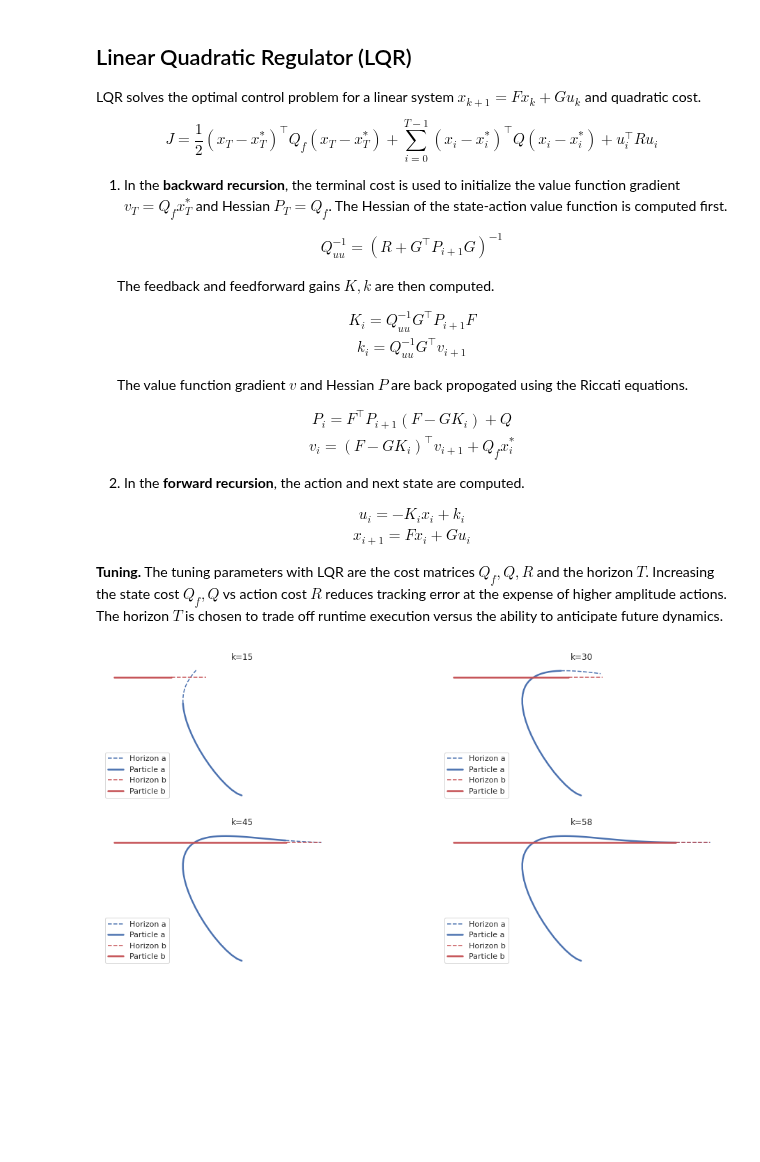
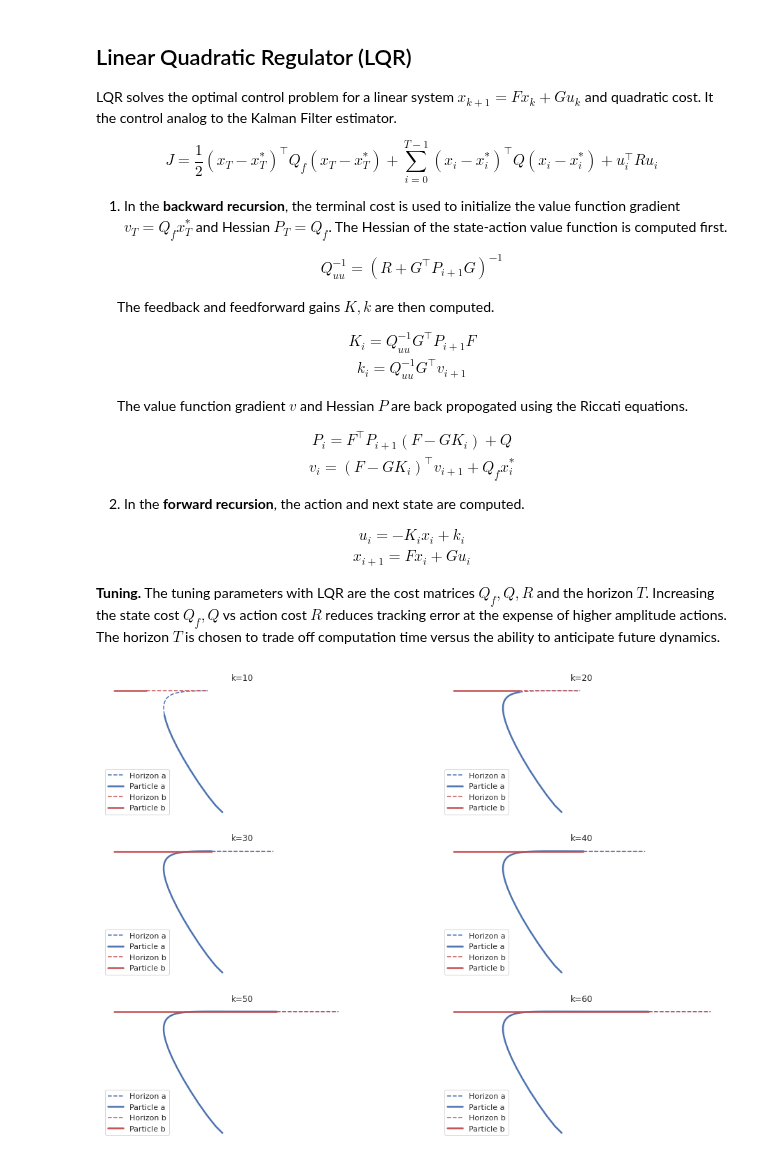
Before and after one commit to parkerowan/libsia, a Jupyter notebook: docs/notebooks/controllers.ipynb, the cells around one changed output. Drawn from its saved outputs; the diff is of its cells as text; code cells hidden in the pictures; blank space fills up the shorter version.

Commit message:
Updates controller docs, adds references

```diff
--- a/docs/notebooks/controllers.ipynb
+++ b/docs/notebooks/controllers.ipynb
@@ -99,22 +110,28 @@ I = np.eye(8)
 system = sia.LinearGaussianDynamicsCT(A, B, I, dt)
 
 # Cost
+qx = 50  # Position
+qv = 10  # Velocity
+
+# Create the cost matrices
 Q = np.zeros((8, 8))
-Q[2:4,2:4] = np.eye(2)
-Q[2:4,6:8] = -np.eye(2)
-Q[6:8,2:4] = -np.eye(2)
-Q[6:8,6:8] = np.eye(2)
+Q[2:4,2:4] = np.eye(2) * qx
+Q[2:4,6:8] = -np.eye(2) * qx
+Q[6:8,2:4] = -np.eye(2) * qx
+Q[6:8,6:8] = np.eye(2) * qx
+Q[0:2,0:2] = np.eye(2) * qv
+Q[0:2,4:6] = -np.eye(2) * qv
+Q[4:6,0:2] = -np.eye(2) * qv
+Q[4:6,4:6] = np.eye(2) * qv
 Qf = Q
 R = np.eye(2)
 
-# We'll make the running and final cost tunable normalized to the action cost
-q = 0    # Running cost
-qf = 50  # Final cost
-cost = sia.QuadraticCost(qf * Q, q * Q, R)
+# Create the cost function
+cost = sia.QuadraticCost(Qf, Q, R)
 # %% [markdown]
 ## Linear Quadratic Regulator (LQR)
 
-LQR solves the optimal control problem for a linear system $x_{k+1} = F x_k + G u_k$ and quadratic cost.
+LQR solves the optimal control problem for a linear system $x_{k+1} = F x_k + G u_k$ and quadratic cost.  It the control analog to the Kalman Filter estimator.
 
 $$
 J = \frac{1}{2} (x_T-x^*_T)^\top Q_f (x_T-x^*_T) + \sum_{i=0}^{T-1} (x_i-x^*_i)^\top Q (x_i-x^*_i) + u_i^\top R u_i
@@ -147,43 +164,43 @@ u_i = - K_i x_i + k_i \\
 x_{i+1} = F x_i + G u_i
 \end{gather}
 
-**Tuning.** The tuning parameters with LQR are the cost matrices $Q_f, Q, R$ and the horizon $T$.  Increasing the state cost $Q_f, Q$ vs action cost $R$ reduces tracking error at the expense of higher amplitude actions.  The horizon $T$ is chosen to trade off runtime execution versus the ability to anticipate future dynamics.
+**Tuning.** The tuning parameters with LQR are the cost matrices $Q_f, Q, R$ and the horizon $T$.  Increasing the state cost $Q_f, Q$ vs action cost $R$ reduces tracking error at the expense of higher amplitude actions.  The horizon $T$ is chosen to trade off computation time versus the ability to anticipate future dynamics.
 # %%
 # Initialize the controller
-horizon = 10
+horizon = 20
 lqr = sia.LQR(system, cost, horizon)
 
 # Initialize the system states
-n = 60
+n = 70
 u = np.zeros((2, n))
 x = np.zeros((8, n))
 x[:, 0] = np.array([-3, 0, 10, 0, 3, 0, 0, 8])
 s = sia.Gaussian(8)
 
 # Run the system for n steps
-f, ax = plt.subplots(2, 2, figsize=(16, 8), sharex=True, sharey=True)
+f, ax = plt.subplots(3, 2, figsize=(16, 12), sharex=True, sharey=True)
 ax = ax.flatten()
 sns.despine(f, left=True, bottom=True)
 c = 0
 for k in range(0, n-1):
     s.setMean(x[:, k])
     u[:, k] = lqr.policy(s)
 
     # Plot the system at several time slices
-    if k == 15 or k == 30 or k == 45 or k == 58:
+    if math.fmod(k, 10) == 0 and k > 0:
         states = np.array(lqr.states()).T
         ax[c].plot(states[2, :], states[3, :], '--b', lw=1.5, label="Horizon a")
         ax[c].plot(x[2, :k+1], x[3, :k+1], '-b', lw=2.5, label="Particle a")
         ax[c].plot(states[6, :], states[7, :], '--r', lw=1.5, label="Horizon b")
         ax[c].plot(x[6, :k+1], x[7, :k+1], '-r', lw=2.5, label="Particle b")
         ax[c].set_title("k={}".format(k))
         ax[c].legend(loc="lower left")
         ax[c].axis("off")
         c += 1
 
     x[:, k+1] = system.f(x[:, k], u[:, k])
 # %% [output]
-[figure, old version]
+[figure, new version]
 # %% [markdown]
 ## Iterative Linear Quadratic Regulator (iLQR)
 
```
Also changed, not shown: parts of 8 cells of this notebook, 10 other files.
